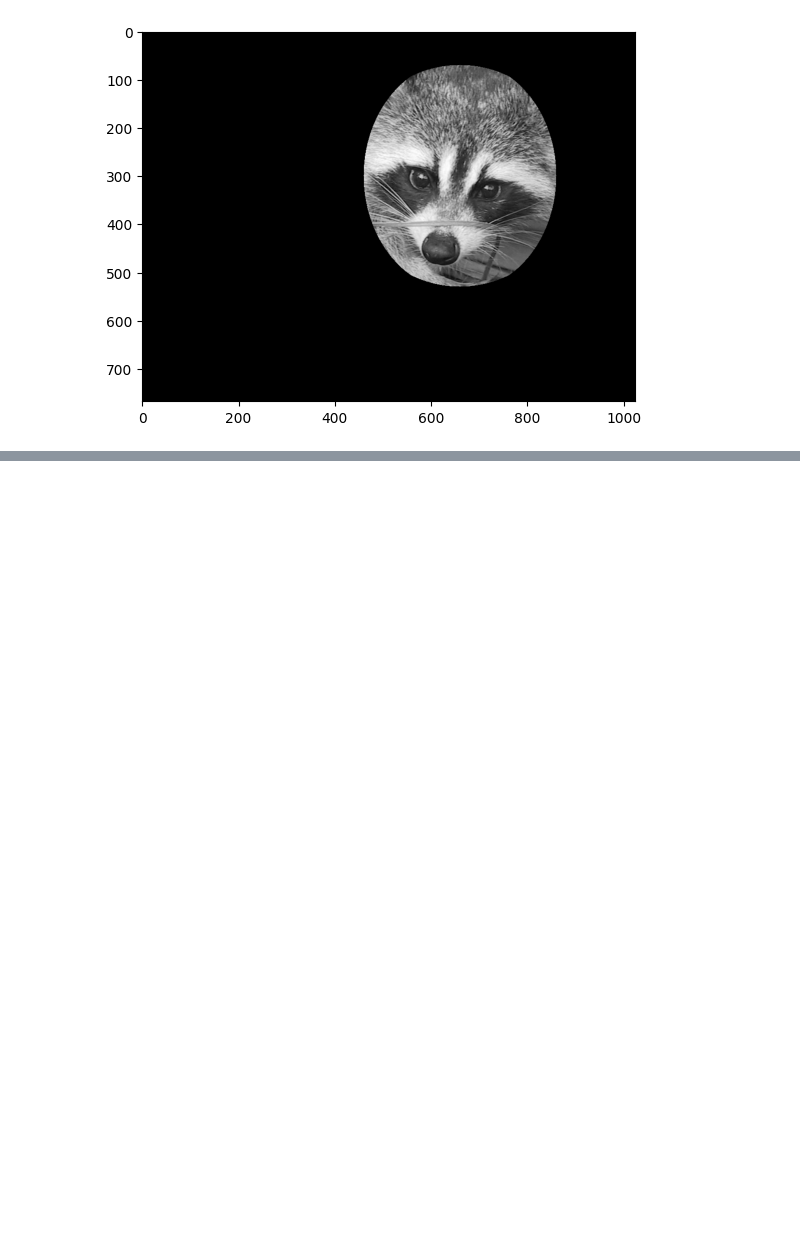
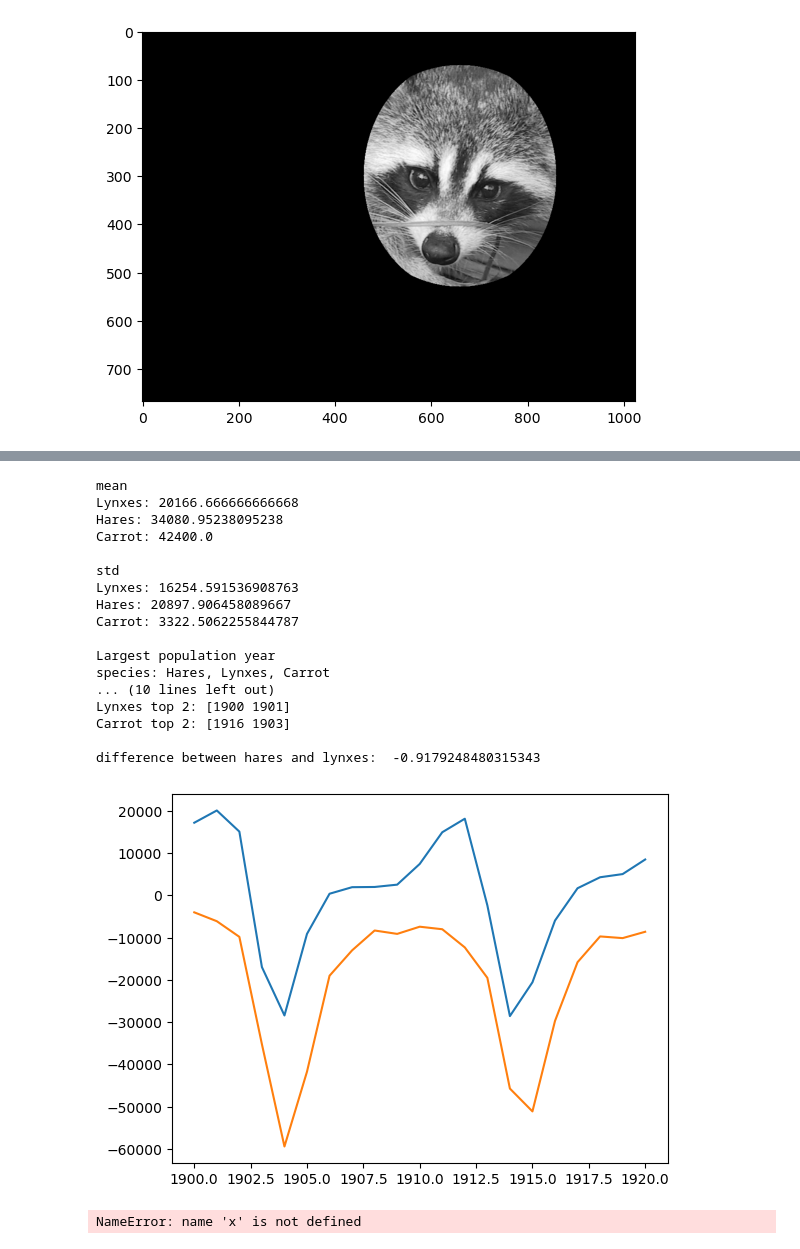
Before and after one commit to Morpheuseses/IDA_works, a Jupyter notebook: lab_scipy/tasks.ipynb, the cells around one changed output, grey strips where cells are left out. Drawn from its saved outputs; the diff is of its cells as text; code cells hidden in the pictures; blank space fills up the shorter version.

```diff
--- a/lab_scipy/tasks.ipynb
+++ b/lab_scipy/tasks.ipynb
@@ -89,0 +70,79 @@ plt.plot(year, hares)
+# %%
+# 1 (mean & std)
+print('mean')
+print('Lynxes:', (lynx.mean()))
+print('Hares:', (hares.mean()))
+print('Carrot:', (carrot.mean()), '\n')
+
+print('std')
+print('Lynxes:', (lynx.std()))
+print('Hares:', (hares.std()))
+print('Carrot:', (carrot.std()), '\n')
+
+# 2 largest population year
+
+print('Largest population year')
+max_species = np.argmax(populations, axis=0)
+print ('species: Hares, Lynxes, Carrot')
+print("max years: ", years[max_species], '\n')
+
+# 3 Which kind have largest population per year (argsort and np.array(['H', 'L', 'C']))
+
+max_species = np.argmax(populations, axis=-1)
+kinds = np.array(['Hares', 'Lynxes', 'Carrots'])
+
+print('Largest population per year')
+print(dict(zip(years,kinds[max_species])), '\n')
+
+# 4 years where any population > 50000 (np.any)
+print('Is any population greater than 50000 in this year')
+res_exp = np.any(populations, axis=-1, where=(populations > 50000))
+print(dict(zip(years,res_exp)), '\n')
+
+# 5 Top 2 years for each kind, when its populaton was lowest. (np.argsort)
+print('Top 2 years')
+indices = np.argsort(np.transpose(populations), axis=-1)[:,:2]
+max_1, max_2, max_3 = indices[0], indices[1], indices[2]
+print('Hares top 2:', years[max_1])
+print('Lynxes top 2:', years[max_2])
+print('Carrot top 2:', years[max_3], '\n')
+
+# 6 Compare hare's population changes and lynx's population (np.gradient, np.corrcoef)
+
+haregrade = np.gradient(hares, 1.0)
+print("difference between hares and lynxes: ", np.corrcoef(haregrade, lynx)[0,1])
+
+plt.plot(years, haregrade, years, -lynx)
+plt.show()
+# %% [output]
+mean
+Lynxes: 20166.666666666668
+Hares: 34080.95238095238
+Carrot: 42400.0
+
+std
+Lynxes: 16254.591536908763
+Hares: 20897.906458089667
+Carrot: 3322.5062255844787
+
+Largest population year
+species: Hares, Lynxes, Carrot
+... (10 lines left out)
+Lynxes top 2: [1900 1901]
+Carrot top 2: [1916 1903]
+
+difference between hares and lynxes:  -0.9179248480315343
+[figure, added]
+# %%
+# 3 Mandelbrot set
+
+N_max = 50
+some_threshold = 50
+
+c = x + 1j*y
+
+z = 0
+for j in range(N_max):
+    z = z**2 + c
+# %% [output]
+NameError: name 'x' is not defined
```
Also changed, not shown: parts of 4 cells of this notebook, 4 other files.
